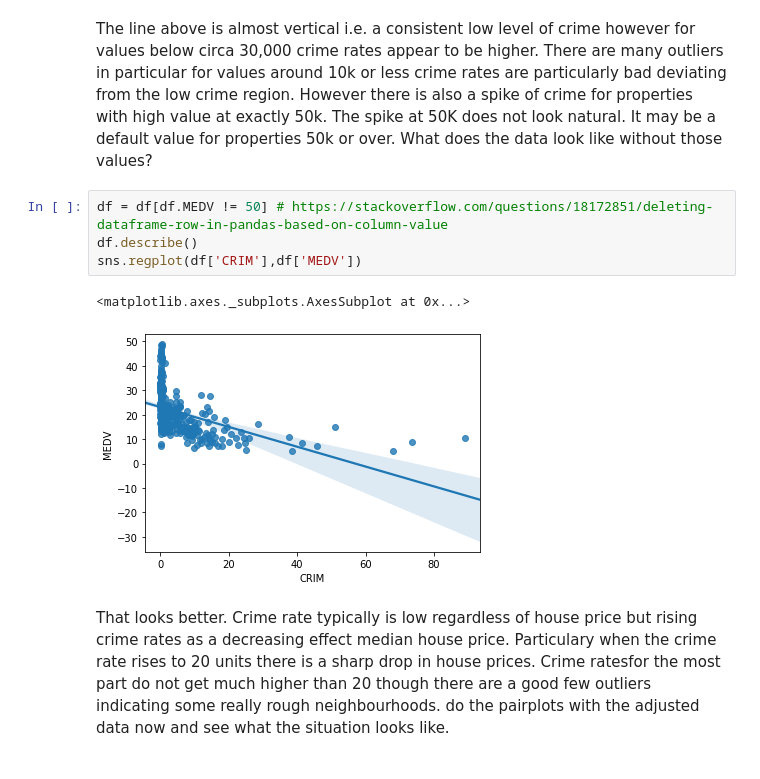
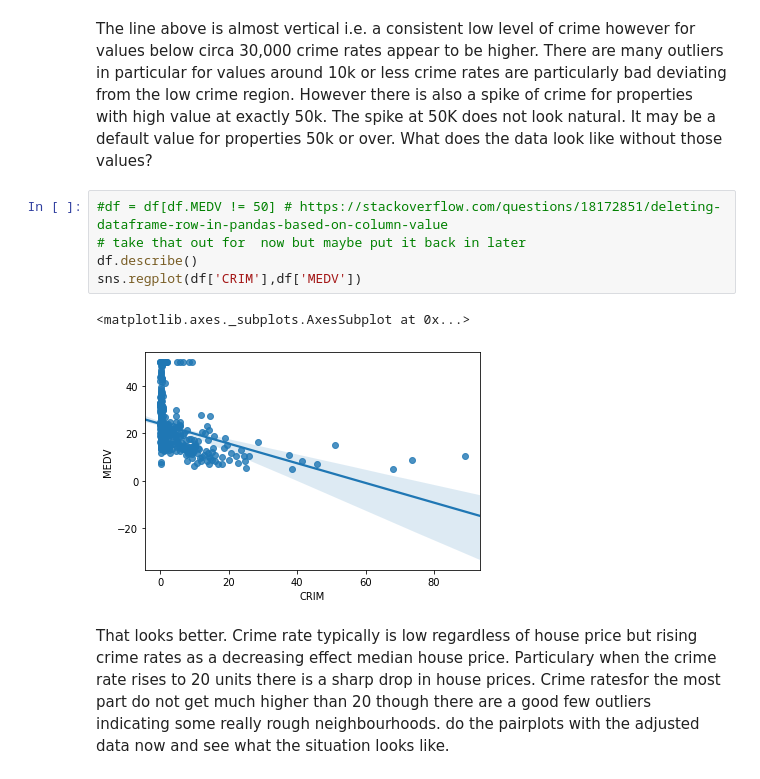
Before and after one commit to Osheah/boston-house-prices, a Jupyter notebook: boston-house-prices.ipynb, the cells around one changed output. Drawn from its saved outputs; the diff is of its cells as text.

```diff
--- a/boston-house-prices.ipynb
+++ b/boston-house-prices.ipynb
@@ -538,12 +584,13 @@ sns.regplot(df['CRIM'],df['MEDV']) # we want to predict house prices MEDV so kee
 # %% [markdown]
 The line above is almost vertical i.e. a consistent low level of crime however for values below circa 30,000 crime rates appear to be higher. There are many outliers in particular for values around 10k or less crime rates are particularly bad deviating from the low crime region. However there is also a spike of crime for properties with high value at exactly 50k. The spike at 50K does not look natural. It may be a default value for properties 50k or over. What does the data look like without those values?
 # %%
-df = df[df.MEDV != 50] # https://stackoverflow.com/questions/18172851/deleting-dataframe-row-in-pandas-based-on-column-value
+#df = df[df.MEDV != 50] # https://stackoverflow.com/questions/18172851/deleting-dataframe-row-in-pandas-based-on-column-value
+# take that out for  now but maybe put it back in later
 df.describe()
 sns.regplot(df['CRIM'],df['MEDV'])
 # %% [output]
 <matplotlib.axes._subplots.AxesSubplot at 0x...>
-[figure, old version]
+[figure, new version]
 # %% [markdown]
 That looks better. Crime rate typically is low regardless of house price but rising crime rates as a decreasing effect median house price. Particulary when the crime rate rises to 20 units there is a sharp drop in house prices. Crime ratesfor the most part do not get much higher than 20 though there are a good few outliers indicating some really rough neighbourhoods.
 do the pairplots with the adjusted data now and see what the situation looks like.
```
Also changed, not shown: parts of 76 cells of this notebook.
